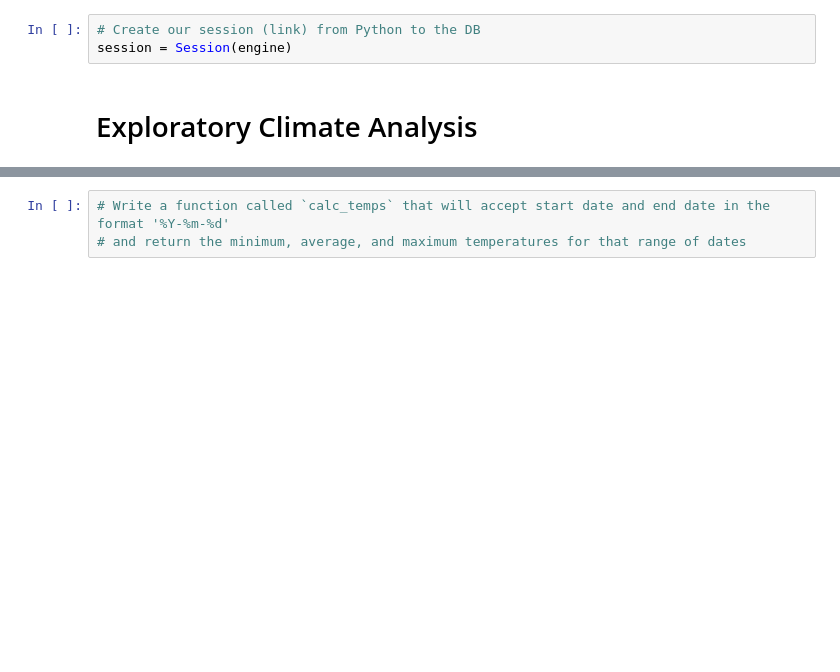
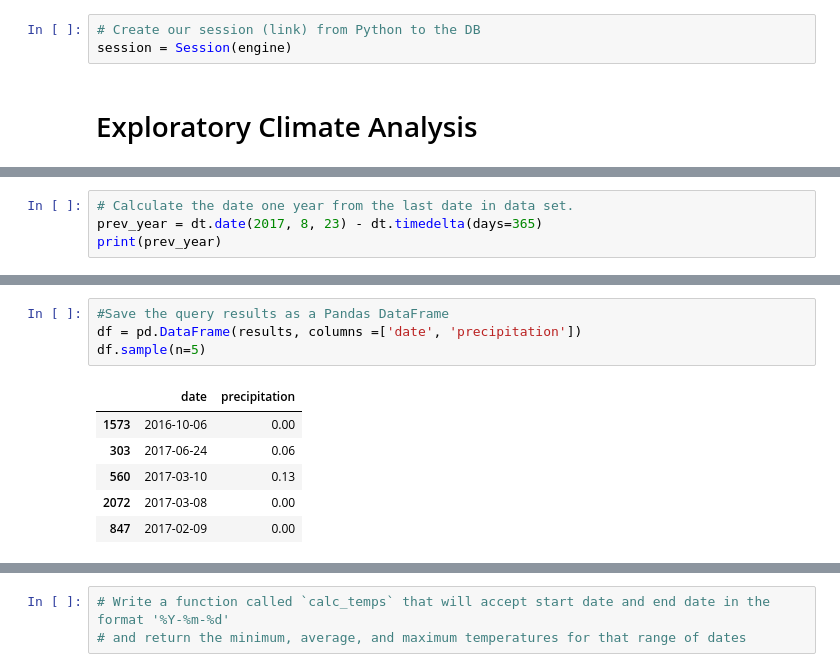
Before and after one commit to yessiez/surfs_up, a Jupyter notebook: climate_analysis.ipynb, the cells around one changed output, grey strips where cells are left out. Drawn from its saved outputs; the diff is of its cells as text; blank space fills up the shorter version.

```diff
--- a/climate_analysis.ipynb
+++ b/climate_analysis.ipynb
@@ -52,0 +47,4 @@ session = Session(engine)
+# %%
+# Calculate the date one year from the last date in data set.
+prev_year = dt.date(2017, 8, 23) - dt.timedelta(days=365)
+print(prev_year)
@@ -52,0 +64,11 @@ session = Session(engine)
+# %%
+#Save the query results as a Pandas DataFrame
+df = pd.DataFrame(results, columns =['date', 'precipitation'])
+df.sample(n=5)
+# %% [output]
+|  | date | precipitation |
+| 1573 | 2016-10-06 | 0.00 |
+| 303 | 2017-06-24 | 0.06 |
+| 560 | 2017-03-10 | 0.13 |
+| 2072 | 2017-03-08 | 0.00 |
+| 847 | 2017-02-09 | 0.00 |
```
Also changed, not shown: parts of 15 cells of this notebook, 6 other files.
